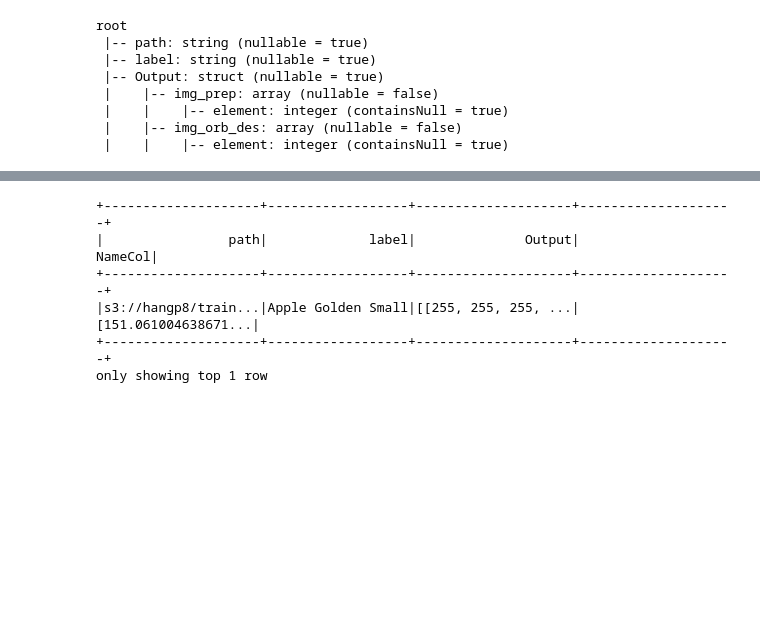
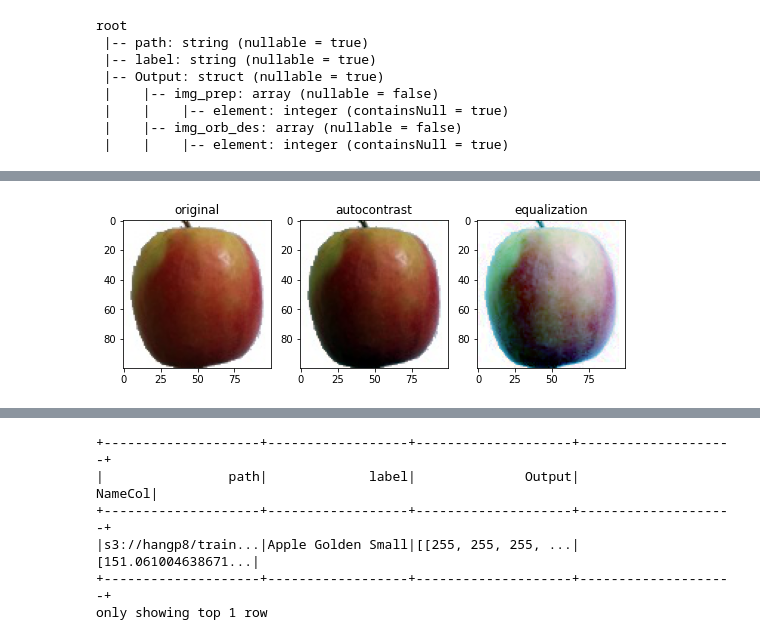
Before and after one commit to cheerchung/aws-sagemaker-jupyter-test-hang, a Jupyter notebook: P8.ipynb, the cells around one changed output, grey strips where cells are left out. Drawn from its saved outputs; the diff is of its cells as text; code cells hidden in the pictures; blank space fills up the shorter version.

```diff
--- a/P8.ipynb
+++ b/P8.ipynb
@@ -366,0 +440,6 @@ make_keras_picklable()
+# %%
+# write data to S3 using instance ml.m5.2xlarge(8*cpu, 32GB memory)
+t = time.time()
+df_final = bovw_rdd.toDF()
+df_final.write.parquet('s3a://{}/output_sample/'.format(bucket_name), mode="overwrite")
+print('save in S3 successfully!\nTotal export time using ml.m5.2xlarge: {}'.format(time.strftime("%H:%M:%S", time.gmtime(time.time()-t))))
@@ -366,0 +564,17 @@ make_keras_picklable()
+# %%
+tmp1 = ImageOps.autocontrast(img, cutoff=1)
+    # equalize image histogram to creat a uniform distribution of grayscale
+tmp2 = ImageOps.equalize(tmp1)
+# %%
+def display_img(imgs=list, title=None, size=3):
+    """This function display all images in imgs list"""
+    n = len(imgs)
+    plt.figure(figsize=(size*n,size))
+    t = range(n) if title==None else title
+    for img, i in zip(imgs, range(n)):
+        plt.subplot(1,n,i+1), plt.imshow(img, cmap='gray'), plt.title(t[i])
+    plt.show()
+# %%
+display_img(imgs=[img, tmp1, tmp2], title=['original', 'autocontrast', 'equalization'])
+# %% [output]
+[figure, added]
```
Also changed, not shown: parts of 83 cells of this notebook.
